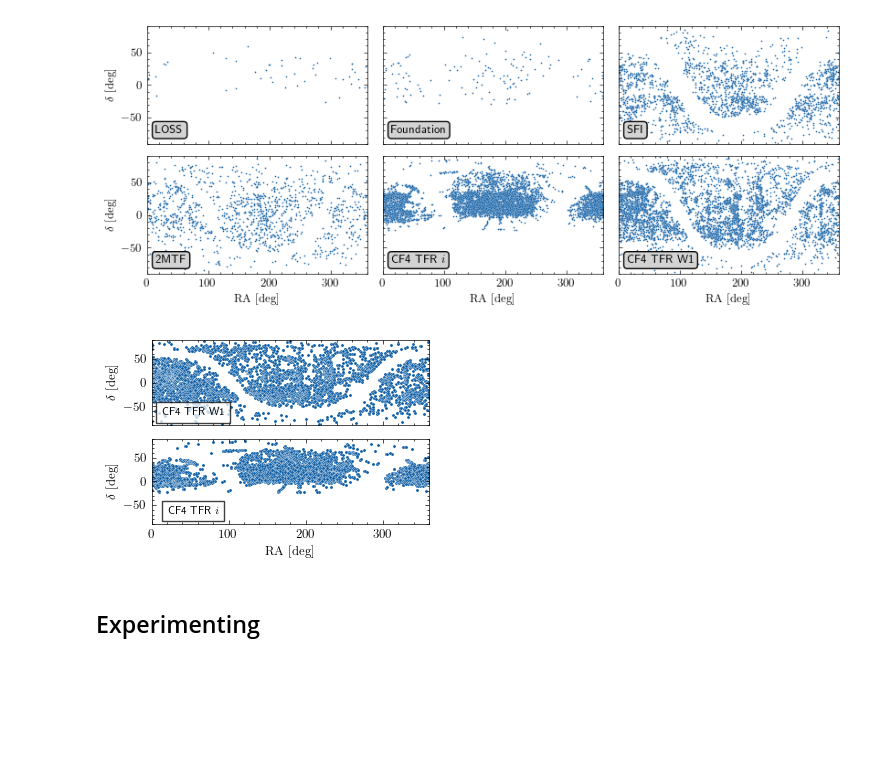
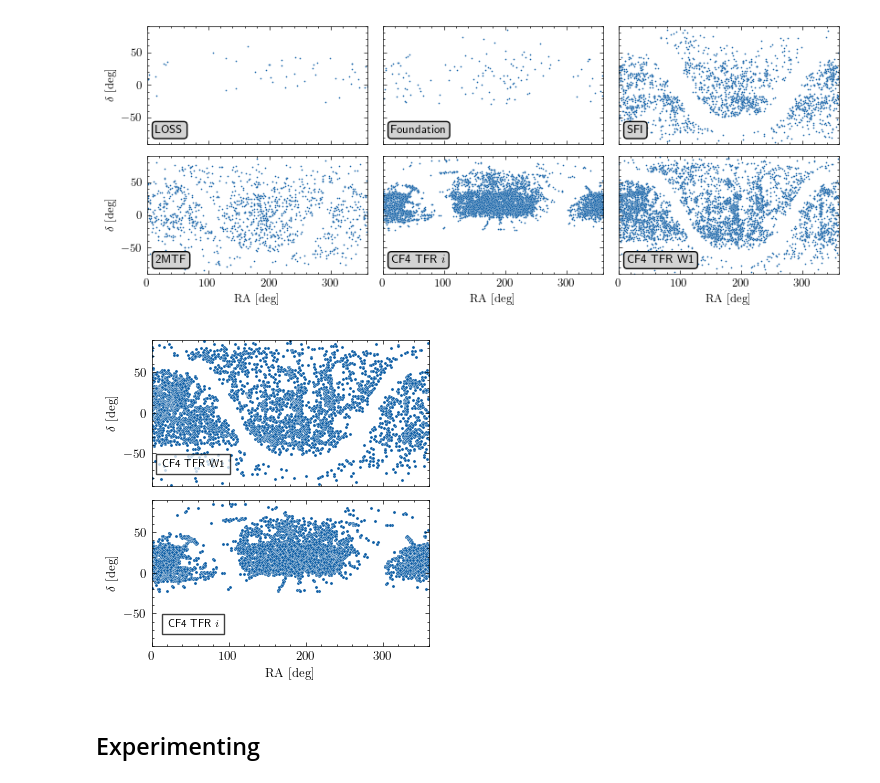
Before and after one commit to Richard-Sti/csiborgtools_public, a Jupyter notebook: notebooks/flow/PV_data.ipynb, the cells around one changed output. Saved outputs shown, nothing was run; the diff lists cells and outputs as text; code cells hidden in the pictures; blank space fills up the shorter version.

Commit message:
Update plotting

```diff
--- a/notebooks/flow/PV_data.ipynb
+++ b/notebooks/flow/PV_data.ipynb
@@ -137,36 +134,36 @@ with plt.style.context('science'):
     RA = CF4_TFR["RA"]
     DEC = CF4_TFR["DEC"]
 
-    fig, axs = plt.subplots(2, 1, figsize=(3.5, 2.45), sharex=True, sharey=True)
+    fig, axs = plt.subplots(2, 1, figsize=(3.5, 1.5 * 2.45), sharex=True, sharey=True)
     fig.subplots_adjust(hspace=0.0, wspace=0.0)
 
     m = CF4_TFR["w1"] > 5
     sns.scatterplot(x=RA[m], y=DEC[m], s=5, rasterized=True, ax=axs[0])
     axs[0].text(0.15, 0.15, catalogue_to_pretty("CF4_TFR_w1"),
                 transform=axs[0].transAxes, fontsize="small",
                 verticalalignment='center', horizontalalignment='center',
                 bbox=dict(facecolor='white', alpha=0.75)
                 )
 
     m = CF4_TFR["i"] > 5
     sns.scatterplot(x=RA[m], y=DEC[m], s=5, rasterized=True, ax=axs[1])
     axs[1].text(0.15, 0.15, catalogue_to_pretty("CF4_TFR_i"),
                 transform=axs[1].transAxes, fontsize="small",
                 verticalalignment='center', horizontalalignment='center',
                 bbox=dict(facecolor='white', alpha=0.75))
 
     axs[0].set_xlim(0, 360)
     axs[0].set_ylim(-90, 90)
 
     for i in range(2):
         axs[i].set_ylabel(r"$\delta ~ [\mathrm{deg}]$")
     axs[-1].set_xlabel(r"$\mathrm{RA} ~ [\mathrm{deg}]$")
 
     fig.tight_layout()
     fig.savefig(f"../../plots/sky_dist_CF4.pdf", dpi=350)
     fig.show()
 # %% [output]
-[figure, old version]
+[figure, new version]
 # %% [markdown]
 ## Experimenting
 # %%
```
Also changed, not shown: parts of 1 cell of this notebook, 2 other files.
